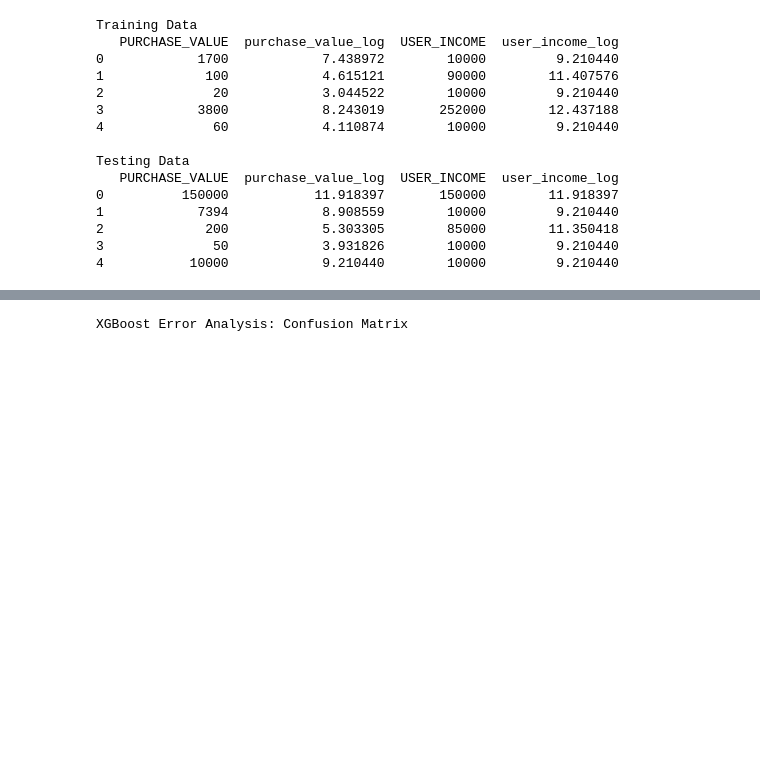
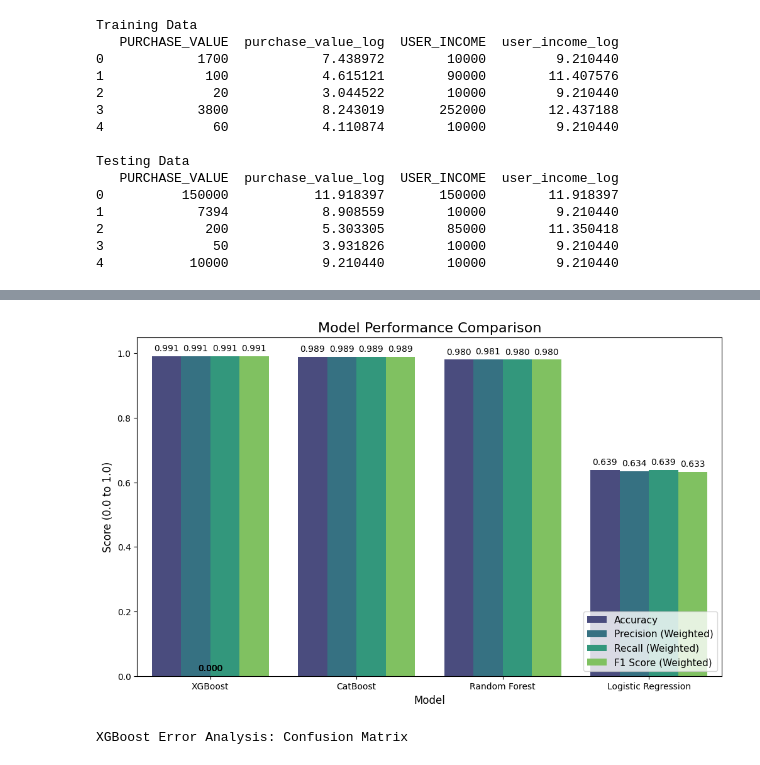
Before and after one commit to Itskuloba/money-management-classification, a Jupyter notebook: finance.ipynb, the cells around one changed output, grey strips where cells are left out. Saved outputs shown, nothing was run; the diff lists cells and outputs as text; code cells hidden in the pictures; blank space fills up the shorter version.

```diff
--- a/finance.ipynb
+++ b/finance.ipynb
@@ -725,5 +732,11 @@ Transaction_ID                             0
 dtype: int64
 # %%
+# Normalize gender during preprocessing
+X_train_augmented['USER_GENDER'] = X_train_augmented['USER_GENDER'].astype(str).str.strip()
+X_train_augmented['USER_GENDER'] = X_train_augmented['USER_GENDER'].replace({
+    'M': 'Male', 'F': 'Female', 'm': 'Male', 'f': 'Female'
+})
+
 # Calculate the mode (most frequent gender)
 gender_mode = X_train_augmented['USER_GENDER'].mode()[0]
 X_train_augmented['USER_GENDER'] = X_train_augmented['USER_GENDER'].fillna(gender_mode)
@@ -917,3 +952,17 @@ For example, when doing 'df[col].method(value, inplace=True)', try using 'df.met
+# %%
+import re
+
+def is_p2p(merchant_name):
+    s = str(merchant_name).strip()
+    business_indicators = ['supermarket', 'limited', 'ltd', 'plc', 'corp', 'company', 'co', 'inc', ...]
+    s_lower = s.lower()
+    if any(ind in s_lower for ind in business_indicators):
+        return 0
+    if s.isupper() or any(c.isdigit() for c in s):
+        return 0
+    if re.match(r'^[A-Z][a-z]+(\s[A-Z][a-z]+){1,2}$', s):
+        return 1
+    return 0
 # %% [markdown]
 Log transformation of skewed features
 # %%
@@ -1611 +1630,36 @@ CatBoost Classification Report:
+# %%
+# Visualization of Model Performance Comparison
+# We need to "melt" the DataFrame to make it easy to plot with seaborn
+# This converts it from 'wide' to 'long' format
+results_melted = results_df.melt('Model', var_name='Metric', value_name='Score')
+
+# Create the Bar Plot
+plt.figure(figsize=(12, 7))
+# Create the grouped bar chart
+ax = sns.barplot(
+    x='Model',
+    y='Score',
+    hue='Metric', # This creates the groups for 'F1 Score' and 'Accuracy'
+    data=results_melted,
+    palette='viridis' # Use a nice color palette
+)
+
+plt.title('Model Performance Comparison', fontsize=16)
+plt.xlabel('Model', fontsize=12)
+plt.ylabel('Score (0.0 to 1.0)', fontsize=12)
+plt.ylim(0, 1.05) # Set y-axis from 0 to 1
+plt.legend(loc='lower right', fontsize=11)
+
+# Add text labels on top of each bar
+for p in ax.patches:
+    ax.annotate(f'{p.get_height():.3f}',  # Format the label to 3 decimal places
+                (p.get_x() + p.get_width() / 2., p.get_height()),
+                ha='center',
+                va='center',
+                xytext=(0, 9),
+                textcoords='offset points')
+
+plt.show()
+# %% [output]
+[figure, added]
 # %%
```
Also changed, not shown: parts of 45 cells of this notebook, 24 other files.
